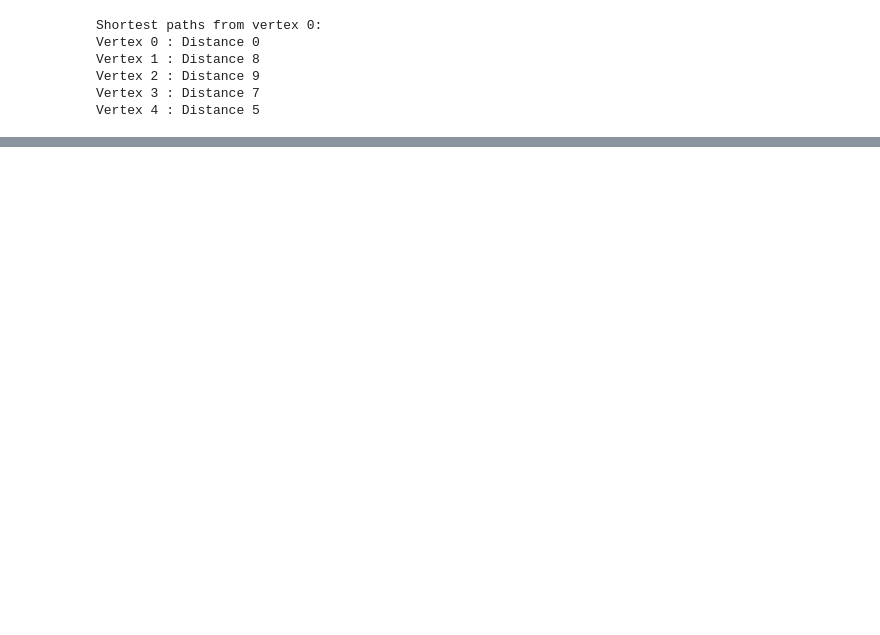
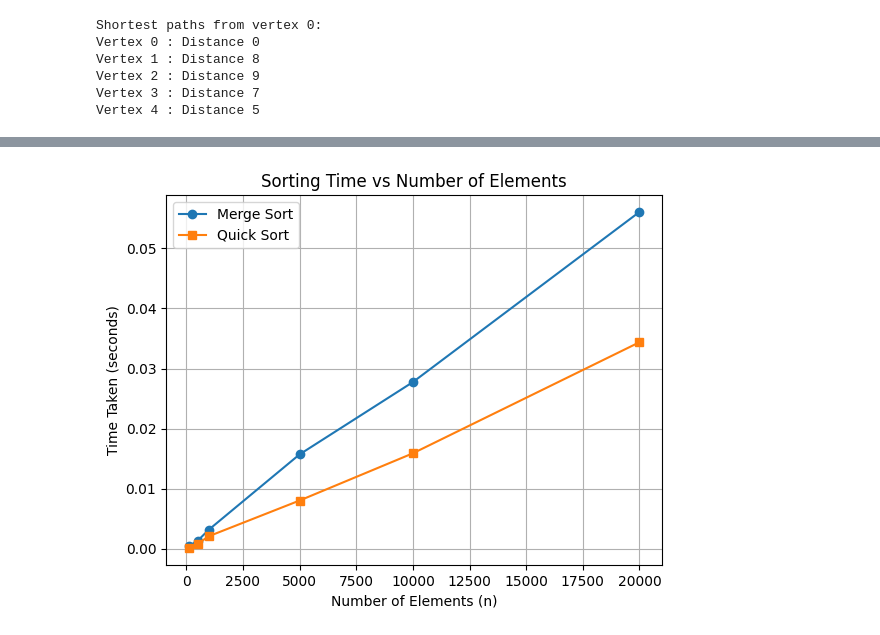
Before and after one commit to SARANYA-36/Algorithm, a Jupyter notebook: dijkstraipynb.ipynb, the cells around one changed output, grey strips where cells are left out. Drawn from its saved outputs; the diff is of its cells as text; code cells hidden in the pictures; blank space fills up the shorter version.

```diff
--- a/dijkstraipynb.ipynb
+++ b/dijkstraipynb.ipynb
@@ -44,0 +142,20 @@ Vertex 4 : Distance 5
+# %%
+def find_max_min(arr, low, high):
+    if low == high:
+        return arr[low], arr[low]
+    elif high == low + 1:
+        if arr[low] > arr[high]:
+            return arr[low], arr[high]
+        else:
+            return arr[high], arr[low]
+    else:
+        mid = (low + high) // 2
+        max1, min1 = find_max_min(arr, low, mid)
+        max2, min2 = find_max_min(arr, mid + 1, high)
+
+        return max(max1, max2), min(min1, min2)
+arr = [12, 3, 45, 7, 22, 18, 90, 1]
+maximum, minimum = find_max_min(arr, 0, len(arr) - 1)
+
+print("Maximum number:", maximum)
+print("Minimum number:", minimum)
@@ -44,0 +165,69 @@ Vertex 4 : Distance 5
+# %%
+import random
+import time
+import matplotlib.pyplot as plt
+def merge_sort(arr):
+    if len(arr) > 1:
+        mid = len(arr) // 2
+        L = arr[:mid]
+        R = arr[mid:]
+        merge_sort(L)
+        merge_sort(R)
+        i = j = k = 0
+        while i < len(L) and j < len(R):
+            if L[i] < R[j]:
+                arr[k] = L[i]
+                i += 1
+            else:
+                arr[k] = R[j]
+                j += 1
+            k += 1
+        while i < len(L):
+            arr[k] = L[i]
+            i += 1
+            k += 1
+        while j < len(R):
+            arr[k] = R[j]
+            j += 1
+            k += 1
+def quick_sort(arr):
+    def _quick_sort(items, low, high):
+        if low < high:
+            pi = partition(items, low, high)
+            _quick_sort(items, low, pi - 1)
+            _quick_sort(items, pi + 1, high)
+    def partition(items, low, high):
+        pivot = items[high]
+        i = low - 1
+        for j in range(low, high):
+            if items[j] <= pivot:
+                i += 1
+                items[i], items[j] = items[j], items[i]
+        items[i + 1], items[high] = items[high], items[i + 1]
+        return i + 1
+    _quick_sort(arr, 0, len(arr) - 1)
+def measure_and_plot():
+    sizes = [100, 500, 1000, 5000, 10000, 20000]
+    merge_times = []
+    quick_times = []
+    for n in sizes:
+        data = random.sample(range(1, n * 10), n)
+        data_merge = data[:]
+        start = time.time()
+        merge_sort(data_merge)
+        merge_times.append(time.time() - start)
+        data_quick = data[:]
+        start = time.time()
+        quick_sort(data_quick)
+        quick_times.append(time.time() - start)
+    plt.plot(sizes, merge_times, label='Merge Sort', marker='o')
+    plt.plot(sizes, quick_times, label='Quick Sort', marker='s')
+    plt.xlabel('Number of Elements (n)')
+    plt.ylabel('Time Taken (seconds)')
+    plt.title('Sorting Time vs Number of Elements')
+    plt.legend()
+    plt.grid(True)
+    plt.show()
+measure_and_plot()
+# %% [output]
+[figure, added]
```
Also changed, not shown: parts of 7 cells of this notebook.
